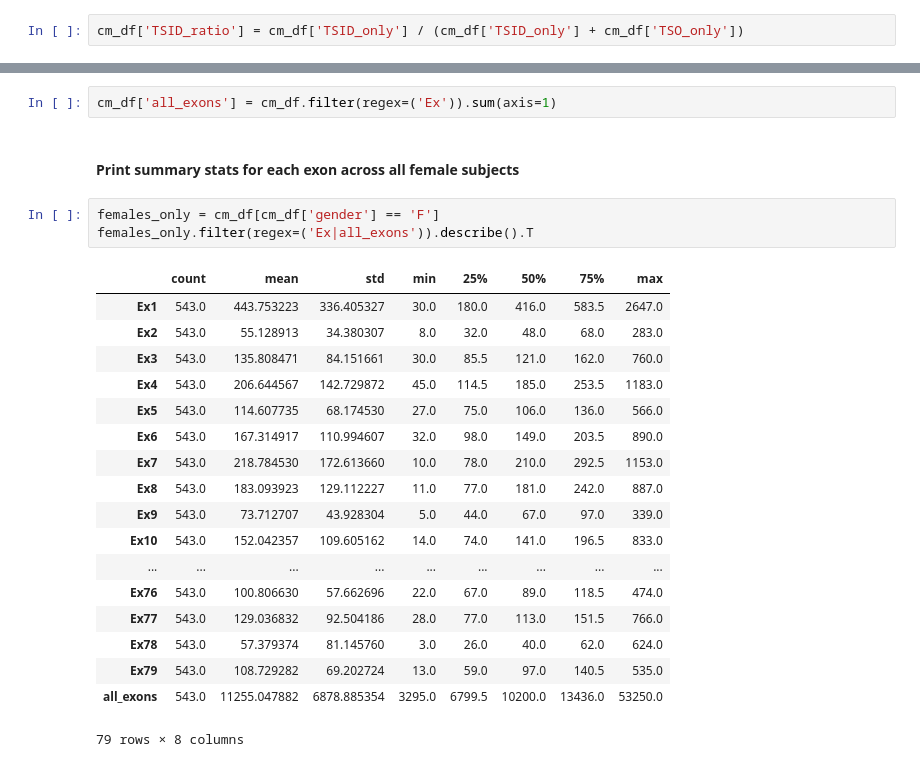
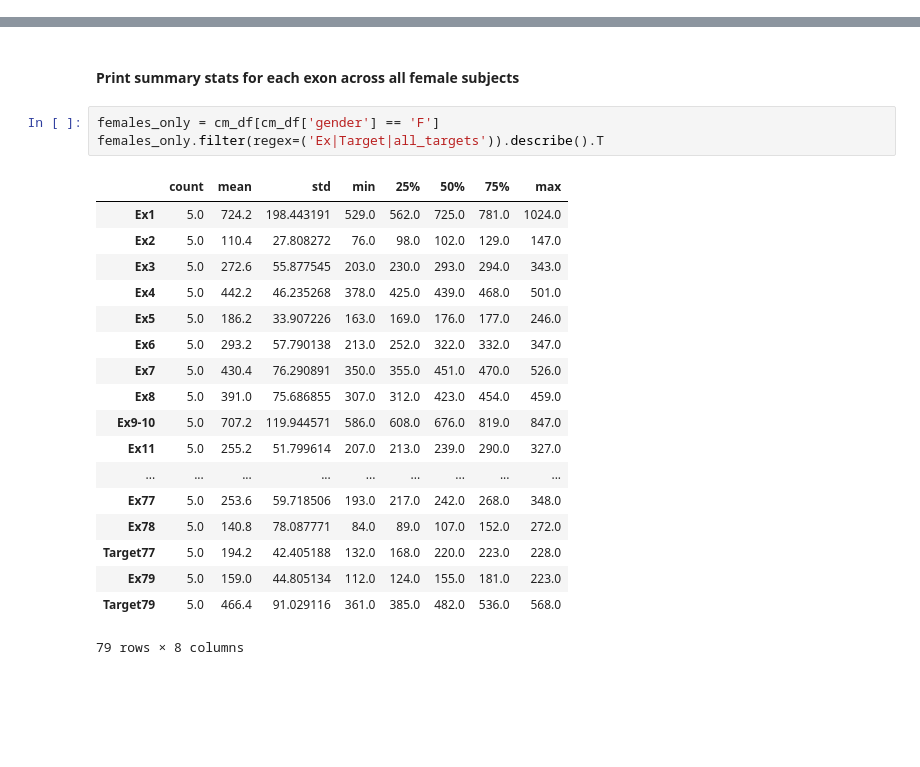
Before and after one commit to vkozareva/geneCNV, a Jupyter notebook: notebooks/analyze_coverage_matrix.ipynb, the cells around one changed output, grey strips where cells are left out. Saved outputs shown, nothing was run; the diff lists cells and outputs as text; blank space fills up the shorter version.

```diff
--- a/notebooks/analyze_coverage_matrix.ipynb
+++ b/notebooks/analyze_coverage_matrix.ipynb
@@ -40,3 +53 @@ cm_df = pd.read_csv("../exon_data/coverage_matrix.csv", index_col=0)
-# %%
-cm_df['TSID_ratio'] = cm_df['TSID_only'] / (cm_df['TSID_only'] + cm_df['TSO_only'])
 # %%
@@ -84,29 +94,27 @@ cm_df[(cm_df['sequencer'] == 'P1') & (cm_df['TSID_ratio'] < 0.9)].filter(regex=(
 | 995 | FPWB-0001-0820 | P1 | 0.001973 |
 # %% [markdown]
 #### Add columns for summed coverage across all exons
-# %%
-cm_df['all_exons'] = cm_df.filter(regex=('Ex')).sum(axis=1)
 # %% [markdown]
 #### Print summary stats for each exon across all female subjects
 # %%
 females_only = cm_df[cm_df['gender'] == 'F']
-females_only.filter(regex=('Ex|all_exons')).describe().T
+females_only.filter(regex=('Ex|Target|all_targets')).describe().T
 # %% [output]
 |  | count | mean | std | min | 25% | 50% | 75% | max |
-| Ex1 | 543.0 | 443.753223 | 336.405327 | 30.0 | 180.0 | 416.0 | 583.5 | 2647.0 |
-| Ex2 | 543.0 | 55.128913 | 34.380307 | 8.0 | 32.0 | 48.0 | 68.0 | 283.0 |
-| Ex3 | 543.0 | 135.808471 | 84.151661 | 30.0 | 85.5 | 121.0 | 162.0 | 760.0 |
-| Ex4 | 543.0 | 206.644567 | 142.729872 | 45.0 | 114.5 | 185.0 | 253.5 | 1183.0 |
-| Ex5 | 543.0 | 114.607735 | 68.174530 | 27.0 | 75.0 | 106.0 | 136.0 | 566.0 |
-| Ex6 | 543.0 | 167.314917 | 110.994607 | 32.0 | 98.0 | 149.0 | 203.5 | 890.0 |
-| Ex7 | 543.0 | 218.784530 | 172.613660 | 10.0 | 78.0 | 210.0 | 292.5 | 1153.0 |
-| Ex8 | 543.0 | 183.093923 | 129.112227 | 11.0 | 77.0 | 181.0 | 242.0 | 887.0 |
-| Ex9 | 543.0 | 73.712707 | 43.928304 | 5.0 | 44.0 | 67.0 | 97.0 | 339.0 |
-| Ex10 | 543.0 | 152.042357 | 109.605162 | 14.0 | 74.0 | 141.0 | 196.5 | 833.0 |
+| Ex1 | 5.0 | 724.2 | 198.443191 | 529.0 | 562.0 | 725.0 | 781.0 | 1024.0 |
+| Ex2 | 5.0 | 110.4 | 27.808272 | 76.0 | 98.0 | 102.0 | 129.0 | 147.0 |
+| Ex3 | 5.0 | 272.6 | 55.877545 | 203.0 | 230.0 | 293.0 | 294.0 | 343.0 |
+| Ex4 | 5.0 | 442.2 | 46.235268 | 378.0 | 425.0 | 439.0 | 468.0 | 501.0 |
+| Ex5 | 5.0 | 186.2 | 33.907226 | 163.0 | 169.0 | 176.0 | 177.0 | 246.0 |
+| Ex6 | 5.0 | 293.2 | 57.790138 | 213.0 | 252.0 | 322.0 | 332.0 | 347.0 |
+| Ex7 | 5.0 | 430.4 | 76.290891 | 350.0 | 355.0 | 451.0 | 470.0 | 526.0 |
+| Ex8 | 5.0 | 391.0 | 75.686855 | 307.0 | 312.0 | 423.0 | 454.0 | 459.0 |
+| Ex9-10 | 5.0 | 707.2 | 119.944571 | 586.0 | 608.0 | 676.0 | 819.0 | 847.0 |
+| Ex11 | 5.0 | 255.2 | 51.799614 | 207.0 | 213.0 | 239.0 | 290.0 | 327.0 |
 | ... | ... | ... | ... | ... | ... | ... | ... | ... |
-| Ex76 | 543.0 | 100.806630 | 57.662696 | 22.0 | 67.0 | 89.0 | 118.5 | 474.0 |
-| Ex77 | 543.0 | 129.036832 | 92.504186 | 28.0 | 77.0 | 113.0 | 151.5 | 766.0 |
-| Ex78 | 543.0 | 57.379374 | 81.145760 | 3.0 | 26.0 | 40.0 | 62.0 | 624.0 |
-| Ex79 | 543.0 | 108.729282 | 69.202724 | 13.0 | 59.0 | 97.0 | 140.5 | 535.0 |
-| all_exons | 543.0 | 11255.047882 | 6878.885354 | 3295.0 | 6799.5 | 10200.0 | 13436.0 | 53250.0 |
+| Ex77 | 5.0 | 253.6 | 59.718506 | 193.0 | 217.0 | 242.0 | 268.0 | 348.0 |
+| Ex78 | 5.0 | 140.8 | 78.087771 | 84.0 | 89.0 | 107.0 | 152.0 | 272.0 |
+| Target77 | 5.0 | 194.2 | 42.405188 | 132.0 | 168.0 | 220.0 | 223.0 | 228.0 |
+| Ex79 | 5.0 | 159.0 | 44.805134 | 112.0 | 124.0 | 155.0 | 181.0 | 223.0 |
+| Target79 | 5.0 | 466.4 | 91.029116 | 361.0 | 385.0 | 482.0 | 536.0 | 568.0 |
 79 rows × 8 columns
```
Also changed, not shown: parts of 6 cells of this notebook, 1 other file.
